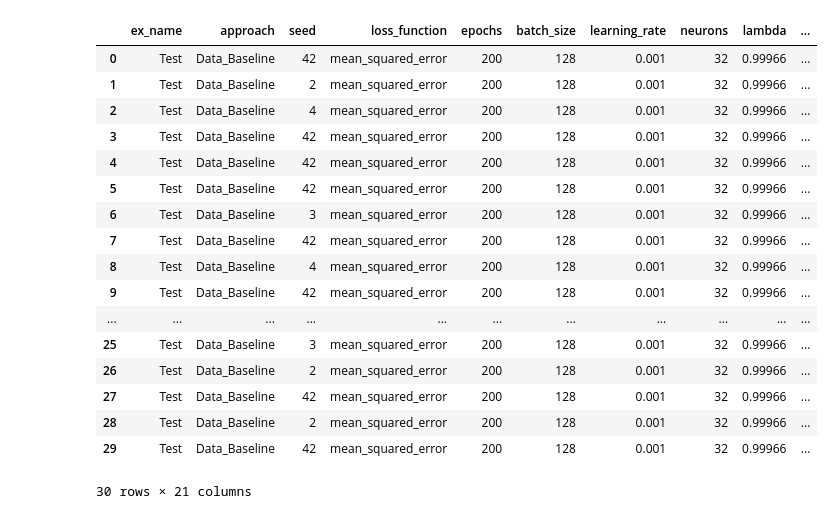
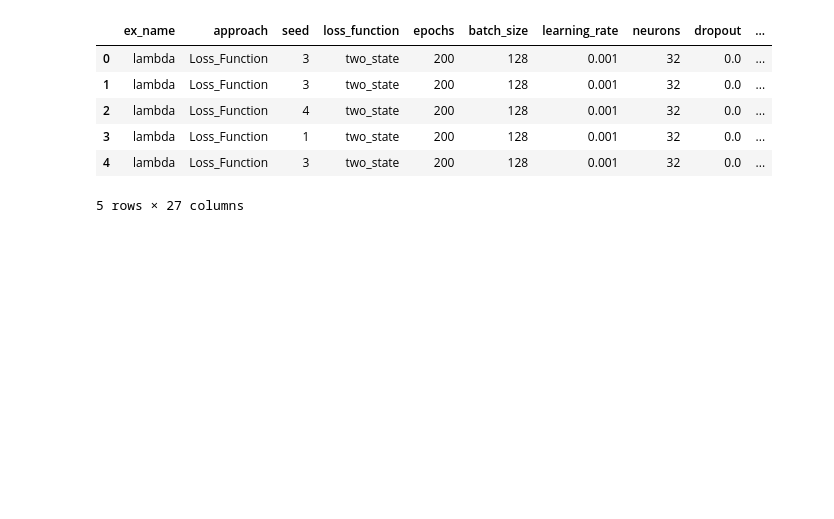
Before and after one commit to Energy-Theory-Guided-Data-Science/Gas-Turbine, a Jupyter notebook: collect_results.ipynb, the cells around one changed output. Cells and saved outputs as stored; diff of their text form; code cells hidden in the pictures; blank space fills up the shorter version.

```diff
--- a/collect_results.ipynb
+++ b/collect_results.ipynb
@@ -4,17 +4,17 @@ import json
 import pandas as pd
 import matplotlib.pyplot as plt
 import seaborn as sns
+import ast
 import shutil
 
-# Ignored keys in config.json
-ignored_config_keys = ['type', 'train_indices', 'test_indices', 'test_size', 'epochs', 'early_stop_patience',
-                       'output_dir']
+sns.set_style("white")
+pd.set_option('display.max_colwidth', None)
 
 # Root directory
 root_dir = "Results"
 
 # Get all subdirectories
-experiment_dirs = glob.glob(f"{root_dir}/*/*/")
+experiment_dirs = glob.glob(f"{root_dir}/*/*/*/")
 
 # Initialize an empty list to hold all experiment data
 experiments_data = []
@@ -28,49 +28,41 @@ for exp_dir in experiment_dirs:
     if not glob.glob(config_file):
         continue
 
     # Load config data
     with open(config_file, 'r') as f:
         config_data = json.load(f)
+
+    config_data['test_samples'] = [int(i) for i in config_data['test_samples']]
+    config_data['train_samples'] = [int(i) for i in config_data['train_samples']]
 
     # Result file patterns
     result_file = f"{exp_dir}result.json"
 
     if not glob.glob(result_file):
         continue
 
     # Load result data
     with open(result_file, 'r') as f:
         result_data = json.load(f)
 
     # Merge config data and result data
     experiment_data = {**config_data, **result_data}
 
     # Add folder information
     experiment_data["folder"] = '/'.join(exp_dir.split('/')[1:])
 
     # Append to list
     experiments_data.append(experiment_data)
 
 # Convert list of dictionaries to pandas DataFrame
 df = pd.DataFrame(experiments_data)
 
-df
+df.head()
 # %% [output]
-|  | ex_name | approach | seed | loss_function | epochs | batch_size | learning_rate | neurons | lambda | ... |
-| 0 | Test | Data_Baseline | 42 | mean_squared_error | 200 | 128 | 0.001 | 32 | 0.99966 | ... |
-| 1 | Test | Data_Baseline | 2 | mean_squared_error | 200 | 128 | 0.001 | 32 | 0.99966 | ... |
-| 2 | Test | Data_Baseline | 4 | mean_squared_error | 200 | 128 | 0.001 | 32 | 0.99966 | ... |
-| 3 | Test | Data_Baseline | 42 | mean_squared_error | 200 | 128 | 0.001 | 32 | 0.99966 | ... |
-| 4 | Test | Data_Baseline | 42 | mean_squared_error | 200 | 128 | 0.001 | 32 | 0.99966 | ... |
-| 5 | Test | Data_Baseline | 42 | mean_squared_error | 200 | 128 | 0.001 | 32 | 0.99966 | ... |
-| 6 | Test | Data_Baseline | 3 | mean_squared_error | 200 | 128 | 0.001 | 32 | 0.99966 | ... |
-| 7 | Test | Data_Baseline | 42 | mean_squared_error | 200 | 128 | 0.001 | 32 | 0.99966 | ... |
-| 8 | Test | Data_Baseline | 4 | mean_squared_error | 200 | 128 | 0.001 | 32 | 0.99966 | ... |
-| 9 | Test | Data_Baseline | 42 | mean_squared_error | 200 | 128 | 0.001 | 32 | 0.99966 | ... |
-| ... | ... | ... | ... | ... | ... | ... | ... | ... | ... | ... |
-| 25 | Test | Data_Baseline | 3 | mean_squared_error | 200 | 128 | 0.001 | 32 | 0.99966 | ... |
-| 26 | Test | Data_Baseline | 2 | mean_squared_error | 200 | 128 | 0.001 | 32 | 0.99966 | ... |
-| 27 | Test | Data_Baseline | 42 | mean_squared_error | 200 | 128 | 0.001 | 32 | 0.99966 | ... |
-| 28 | Test | Data_Baseline | 2 | mean_squared_error | 200 | 128 | 0.001 | 32 | 0.99966 | ... |
-| 29 | Test | Data_Baseline | 42 | mean_squared_error | 200 | 128 | 0.001 | 32 | 0.99966 | ... |
+|  | ex_name | approach | seed | loss_function | epochs | batch_size | learning_rate | neurons | dropout | ... |
+| 0 | lambda | Loss_Function | 3 | two_state | 200 | 128 | 0.001 | 32 | 0.0 | ... |
+| 1 | lambda | Loss_Function | 3 | two_state | 200 | 128 | 0.001 | 32 | 0.0 | ... |
+| 2 | lambda | Loss_Function | 4 | two_state | 200 | 128 | 0.001 | 32 | 0.0 | ... |
+| 3 | lambda | Loss_Function | 1 | two_state | 200 | 128 | 0.001 | 32 | 0.0 | ... |
+| 4 | lambda | Loss_Function | 3 | two_state | 200 | 128 | 0.001 | 32 | 0.0 | ... |
-30 rows × 21 columns
+5 rows × 27 columns
```
Also changed, not shown: parts of 3 cells of this notebook, 5 other files.
